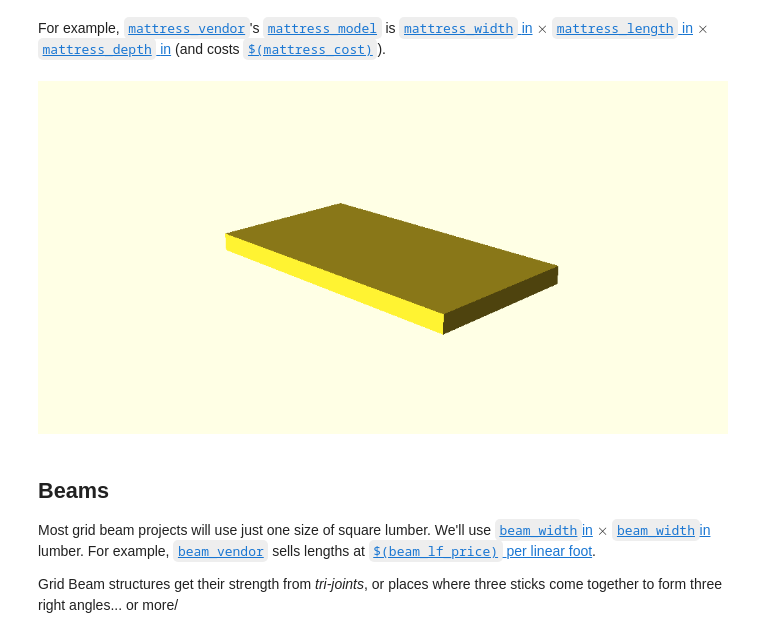
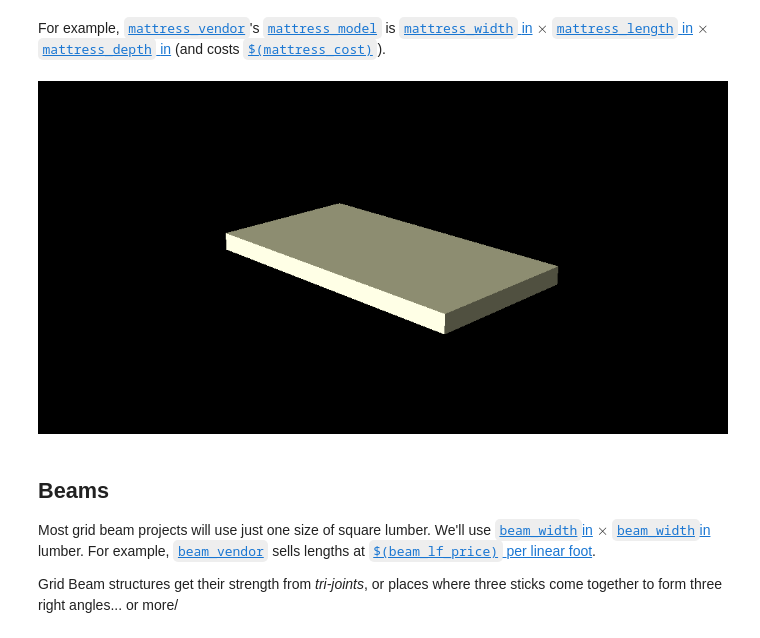
Before and after one commit to bollwyvl/crib, a Jupyter notebook: Crib.ipynb, the cells around one changed output. Drawn from its saved outputs; the diff is of its cells as text; code cells hidden in the pictures.

```diff
--- a/Crib.ipynb
+++ b/Crib.ipynb
@@ -72,7 +73,9 @@ crib = tangle(
     ),
 
     max_mattress_slat_gap=1.5,
-    mattress_slat_gap=(1.0, _mattress_slat_gap)
+    mattress_slat_gap=(1.0, _mattress_slat_gap),
+    leg_height=36.0,
+    mattress_to_floor=12
 )
 crib
 # %%
@@ -99,6 +102,10 @@ class Crib(DOMWidget):
 
     beam_color = Unicode("BurlyWood")
 
+    leg_height = Float(48)
+
+    mattress_to_floor = Float(12)
+
     def __init__(self, *args, **kwargs):
         super(Crib, self).__init__(*args, **kwargs)
         self.on_trait_change(self._on_change)
@@ -122,9 +129,6 @@ class Crib(DOMWidget):
     @bom_part("Grid Beam")
     def gridbeam(self, length=1):
         return zBeam(length)
-
-crib = Crib()
-crib.mattress_width = 28
 # %%
 import os
 import subprocess
@@ -136,11 +140,12 @@ from solid import union
 class Scad(object):
     GR = 1.61803398875
 
-    def __init__(self, debug=False, width=None, height=None):
+    def __init__(self, debug=False, width=None, height=None, color_scheme=None):
         self.debug = debug
         self._root = union()
         self.width = width or 1000
         self.height = height or self.width / self.GR
+        self.color_scheme = color_scheme or "Starnight"
 
 
     def __enter__(self, debug=False):
@@ -165,7 +170,7 @@ class Scad(object):
                 "--imgsize={width},{height}".format(**self.__dict__),
                 "--viewall",
                 "--autocenter",
-                "--color-scheme=Nature",
+                "--colorscheme={color_scheme}".format(**self.__dict__),
                 "-o", tmp_png.name,
                 tmp.name
             ]).communicate()
@@ -192,13 +197,17 @@ For example, [`mattress_vendor`](#:mattress_vendor)'s [`mattress_model`](#:mattr
 [`mattress_depth` in](#:mattress_depth)
 (and costs [`$(mattress_cost)`](#:mattress_cost)).
 # %%
+def mattress():
+    return translate([0, 0, crib.mattress_to_floor * inch])(
+        color([1,1,0.8])(cube([dim * inch for dim in [
+            crib.mattress_width,
+            crib.mattress_length,
+            crib.mattress_depth
+        ]])))
 with Scad() as see:
-    mattress = cube([dim * inch for dim in [
-        crib.mattress_width, crib.mattress_length, crib.mattress_depth
-    ]])
-    see(mattress)
+    see(mattress())
 # %% [output]
-[figure, old version]
+[figure, new version]
 # %% [markdown]
 ## Beams
 
```
Also changed, not shown: parts of 8 cells of this notebook.
